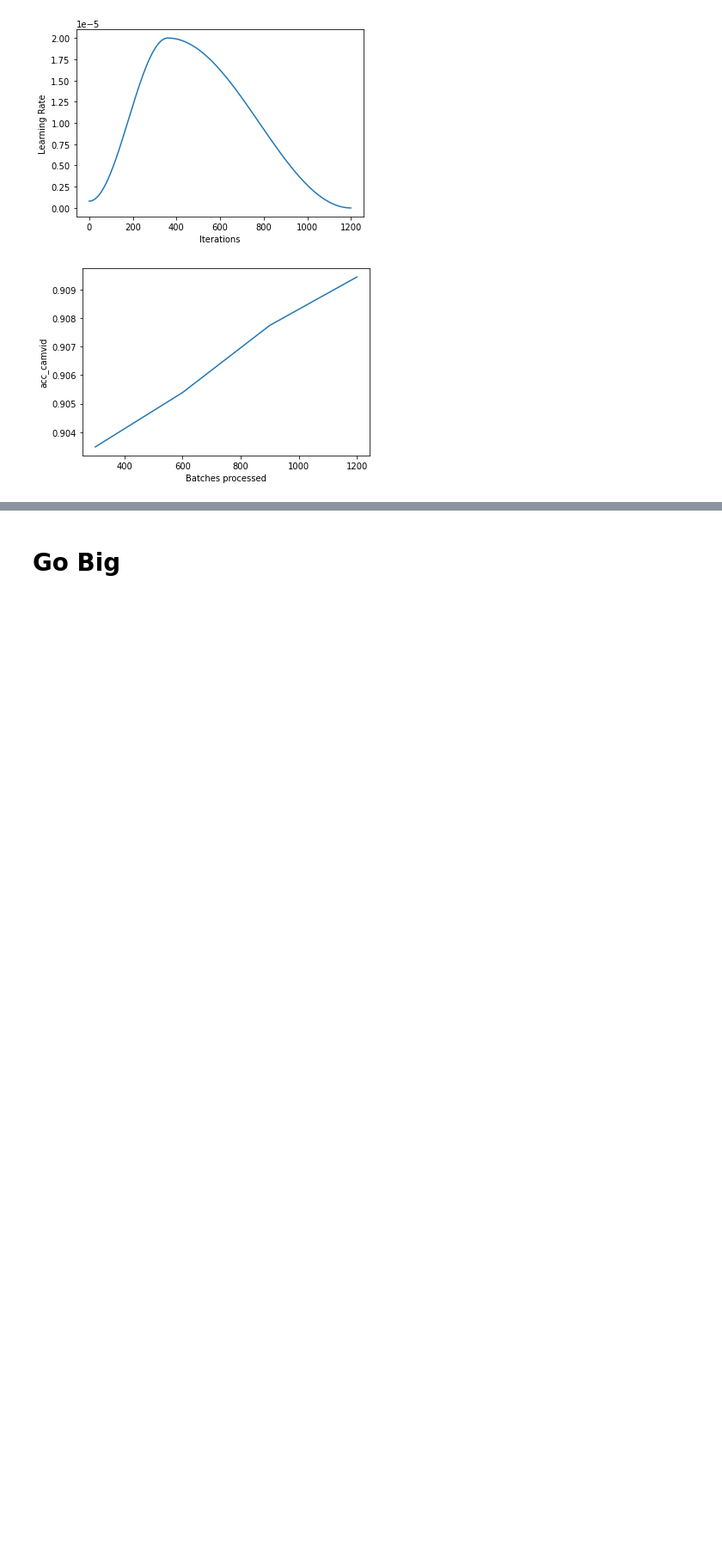
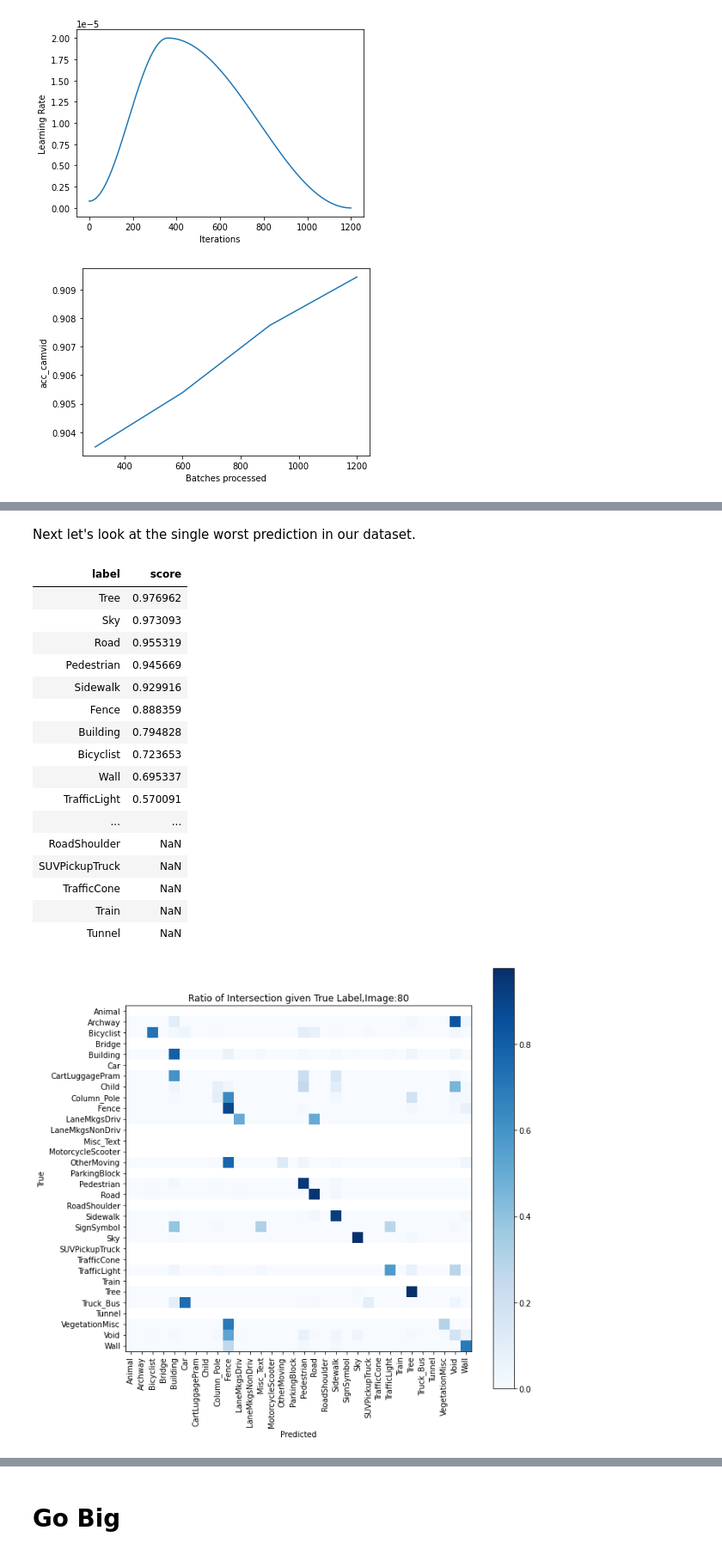
Before and after one commit to Humaidabdullah/FastAi-Course, a Jupyter notebook: Lesson 3.2 - Image segmentation with CamVid/Untitled.ipynb, the cells around one changed output, grey strips where cells are left out. Shown at 86% size. Cells and saved outputs as stored; diff of their text form; code cells hidden in the pictures; blank space fills up the shorter version.

```diff
--- a/Lesson 3.2 - Image segmentation with CamVid/Untitled.ipynb
+++ b/Lesson 3.2 - Image segmentation with CamVid/Untitled.ipynb
@@ -215,0 +228,2 @@ learn.save('stage-1')
+# %%
+top_losses, top_idxs = interp.top_losses(sizes=size)
@@ -215,0 +285,24 @@ learn.save('stage-1')
+# %% [markdown]
+Next let's look at the single worst prediction in our dataset.
+# %%
+i = top_idxs[0]
+df = interp._plot_intersect_cm(single_img_cm[i],f"Ratio of Intersection given True Label,Image:{i}")
+# %% [output]
+| label | score |
+| Tree | 0.976962 |
+| Sky | 0.973093 |
+| Road | 0.955319 |
+| Pedestrian | 0.945669 |
+| Sidewalk | 0.929916 |
+| Fence | 0.888359 |
+| Building | 0.794828 |
+| Bicyclist | 0.723653 |
+| Wall | 0.695337 |
+| TrafficLight | 0.570091 |
+| ... | ... |
+| RoadShoulder | NaN |
+| SUVPickupTruck | NaN |
+| TrafficCone | NaN |
+| Train | NaN |
+| Tunnel | NaN |
+[figure, added]
```
Also changed, not shown: parts of 22 cells of this notebook.
